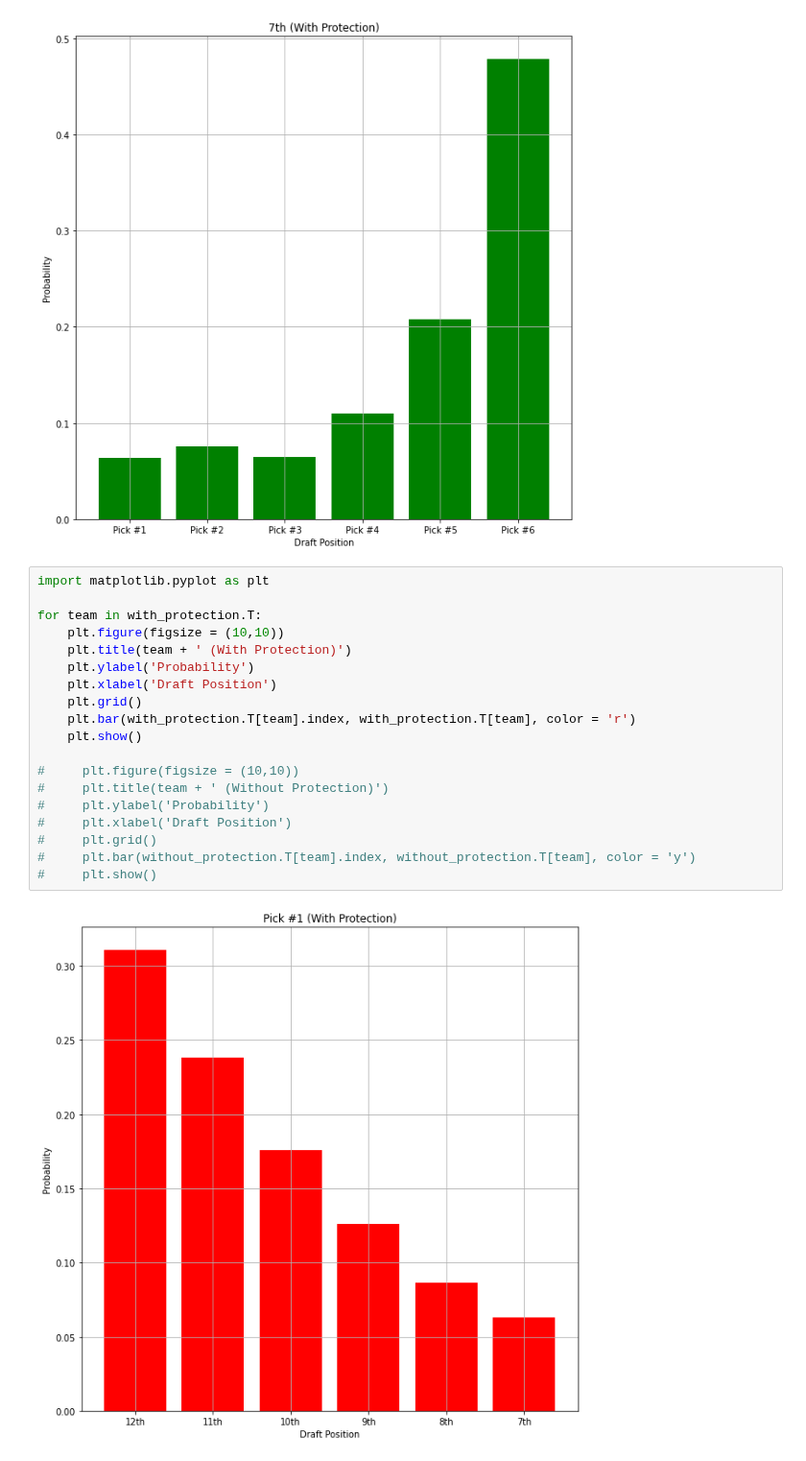
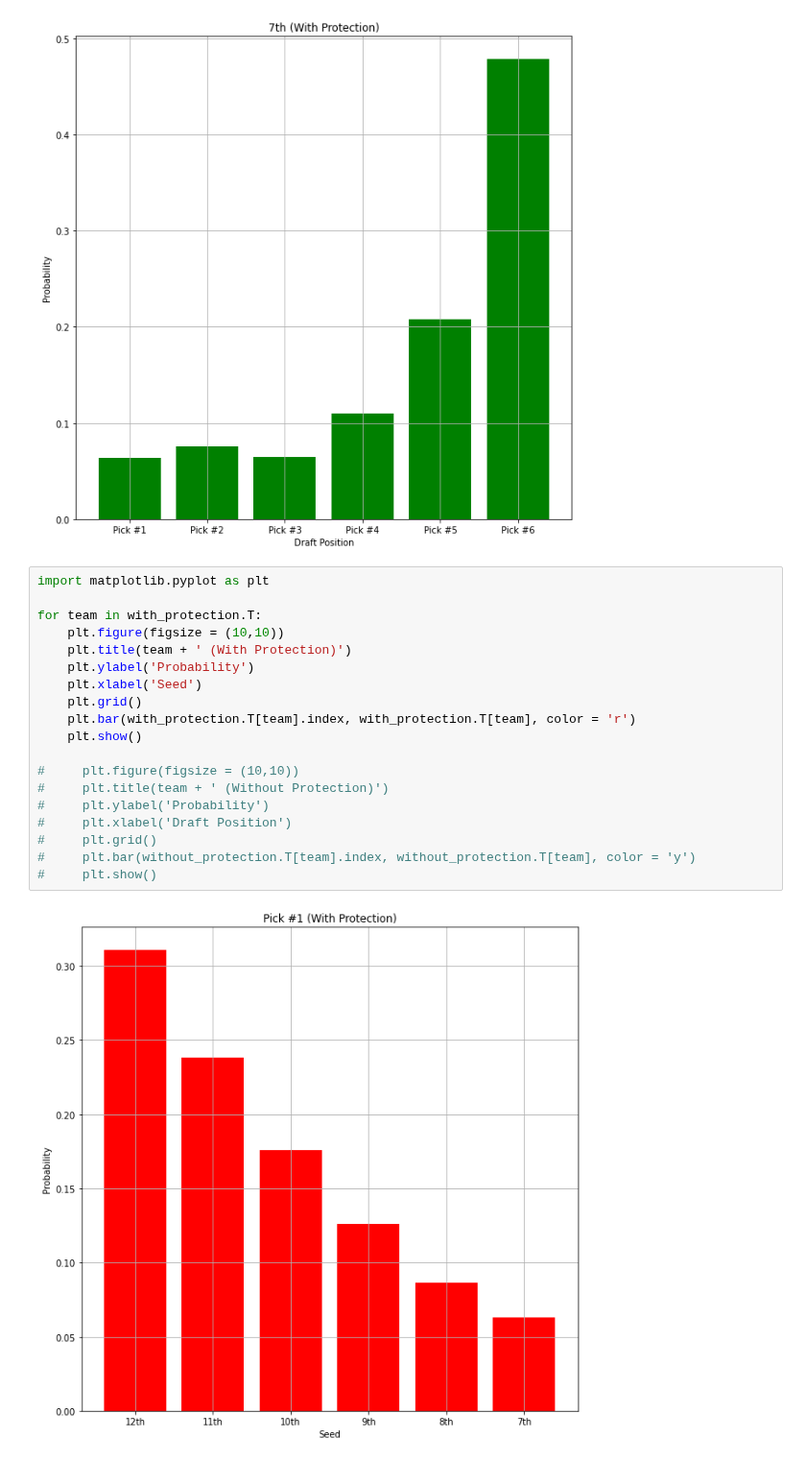
Before and after one commit to mkralis123/FantasyResearch, a Jupyter notebook: LotterySimulator.ipynb, the cells around one changed output. Shown at 96% size. Saved outputs shown, nothing was run; the diff lists cells and outputs as text.

```diff
--- a/LotterySimulator.ipynb
+++ b/LotterySimulator.ipynb
@@ -120,21 +153,21 @@ for team in with_protection:
 # %%
 import matplotlib.pyplot as plt
 
 for team in with_protection.T:
     plt.figure(figsize = (10,10))
     plt.title(team + ' (With Protection)')
     plt.ylabel('Probability')
-    plt.xlabel('Draft Position')
+    plt.xlabel('Seed')
     plt.grid()
     plt.bar(with_protection.T[team].index, with_protection.T[team], color = 'r')
     plt.show()
 
 #     plt.figure(figsize = (10,10))
 #     plt.title(team + ' (Without Protection)')
 #     plt.ylabel('Probability')
 #     plt.xlabel('Draft Position')
 #     plt.grid()
 #     plt.bar(without_protection.T[team].index, without_protection.T[team], color = 'y')
 #     plt.show()
 # %% [output]
-[figure, old version]
+[figure, new version]
```
Also changed, not shown: parts of 3 cells of this notebook.
